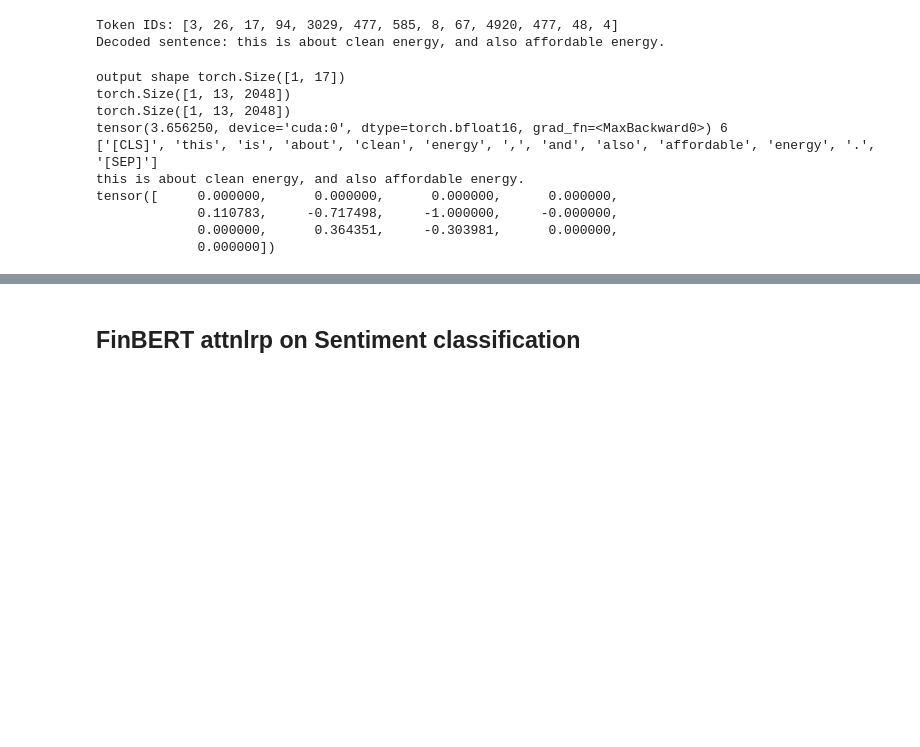
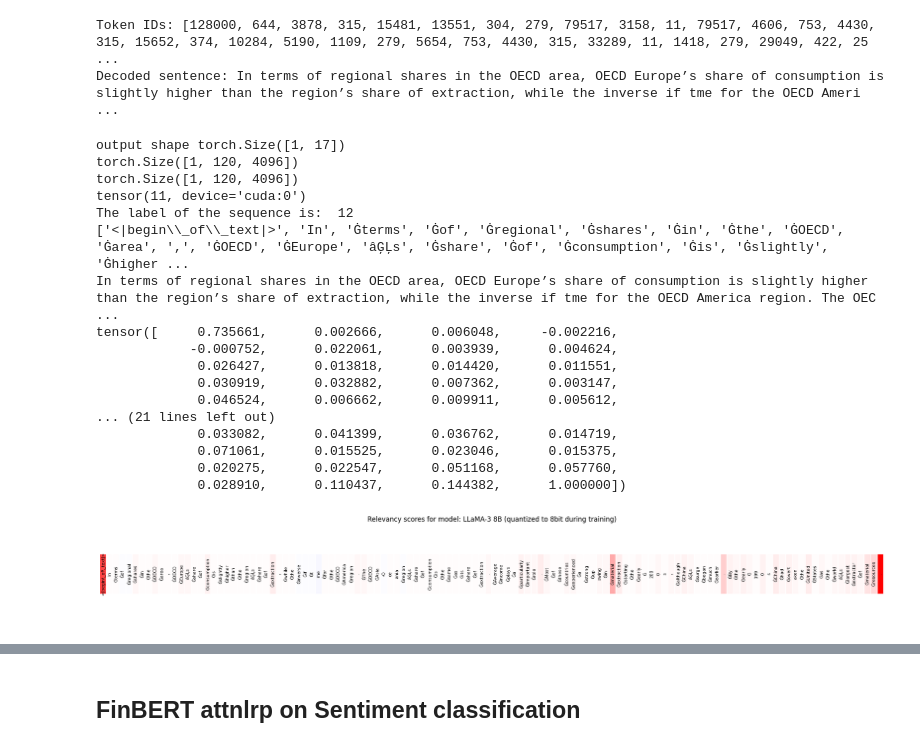
Before and after one commit to dvdblk/msc-thesis, a Jupyter notebook: experiments/05-xai/03-attnlrp.ipynb, the cells around one changed output, grey strips where cells are left out. Cells and saved outputs as stored; diff of their text form; code cells hidden in the pictures; blank space fills up the shorter version.

```diff
--- a/experiments/05-xai/03-attnlrp.ipynb
+++ b/experiments/05-xai/03-attnlrp.ipynb
@@ -20,10 +57,10 @@ from lxt.models.llama import (
     attnlrp
 )
 
-#model_name = f"{CHECKPOINT_PATH}/meta-llama/Meta-Llama-3-8B-ft-zo_up/checkpoint-2200/"
-#model_name = f"{CHECKPOINT_PATH}/meta-llama/Meta-Llama-3-8B-fullft-zo_up/checkpoint-1500/"
-model_name = f"{CHECKPOINT_PATH}/TinyLlama/TinyLlama_v1.1/checkpoint-100/"
-#model_name = f"{CHECKPOINT_PATH}/TinyLlama/TinyLlama_v1.1-ft-zo_up/checkpoint-160/"
+model_name = f"{CHECKPOINT_PATH}/final/meta-llama/Llama-2-7b-hf-noq/checkpoint-632"
+model_name = f"{CHECKPOINT_PATH}/final/meta-llama/Meta-Llama-3-8B-ft-zo_up/checkpoint-2212/"
+#model_name = f"{CHECKPOINT_PATH}/TinyLlama/TinyLlama_v1.1/checkpoint-100/"
+#model_name = f"{CHECKPOINT_PATH}/TinyLlama/TinyLlama_v1.1/checkpoint-80"
 #model_name = "meta-llama/Meta-Llama-3-8B"
 tokenizer = AutoTokenizer.from_pretrained(model_name)
 
@@ -48,7 +85,8 @@ from lxt.models.llama import LlamaForSequenceClassification as LlamaForSequenceC
 
 model_attnlrp = LlamaForSequenceClassificationAttnLRP.from_pretrained(
     model_name,
-    num_labels=17,
+    id2label=id2label,
+    label2id=label2id,
     device_map="auto",
     torch_dtype=torch.bfloat16,
     token=HF_TOKEN
@@ -57,10 +95,10 @@ model_attnlrp.eval()
 print("=" * 40, "\n")
 print("AttnLRP llama rules:", model_attnlrp)
 
-# from peft import PeftModel
+from peft import PeftModel
 
-# peft_model = PeftModel.from_pretrained(model_attnlrp, model_id=model_name)
-# model_attnlrp = peft_model.merge_and_unload()
+peft_model = PeftModel.from_pretrained(model_attnlrp, model_id=model_name)
+model_attnlrp = peft_model.merge_and_unload()
 
 print("=" * 40, "\n")
 print("Model after AttnLRP rules:", attnlrp.register(model_attnlrp, verbose=True))
@@ -85,7 +126,14 @@ AttnLRP llama rules: LlamaForSequenceClassification(
 # %%
-sample_sentence = "This is about clean energy, and also affordable energy."
+#sample_sentence = "This is about clean energy, and also affordable energy."
 #sample_sentence = "Is this about clean energy?"
-#sample_sentence = "In terms of regional shares in the OECD area, OECD Europe’s share of consumption is slightly higher than the region’s share of extraction, while the inverse if tme for the OECD America region. The OECD Asia-Oceania region’s share of consumption is the same as its share of extraction. Average income plays a particularly important role. Most of these countries experienced a strong upswing in material extraction starting the early 2000s, although China’s surge began much earlier. By the early 1990s China had overtaken the United States as the world’s largest extractor of material resources."
+sample_sentence = "In terms of regional shares in the OECD area, OECD Europe’s share of consumption is slightly higher than the region’s share of extraction, while the inverse if tme for the OECD America region. The OECD Asia-Oceania region’s share of consumption is the same as its share of extraction. Average income plays a particularly important role. Most of these countries experienced a strong upswing in material extraction starting the early 2000s, although China’s surge began much earlier. By the early 1990s China had overtaken the United States as the world’s largest extractor of material resources."
+#sample_sentence = "Ensure access to affordable, reliable, sustainable and modern energy for all"
+#sample_sentence = "Tackling supply deficits within individual catchments will be a high cost approach, increasing the requirement for new infrastructure, and requiring more constraint on water use. However, water is heavy and pumping - and carbon - costs are high, so large scale, long distance transfers are expensive, relative to the water’s value. But there is scope for greater interconnection within and between water companies."
+
+
+idx = 2
+sample_sentence = dataset["train"][idx]["ABSTRACT"]
+print(dataset["train"][idx]["SDG"] + 1)
 # %%
 # Tokenize the sentence
 tokenized_output = tokenizer(sample_sentence, return_tensors="pt", add_special_tokens=True)
@@ -99,8 +147,8 @@ decoded_sentence = tokenizer.decode(token_ids, skip_special_tokens=True)
 print("Token IDs:", token_ids)
 print("Decoded sentence:", decoded_sentence)
 # %% [output]
-Token IDs: [3, 26, 17, 94, 3029, 477, 585, 8, 67, 4920, 477, 48, 4]
-Decoded sentence: this is about clean energy, and also affordable energy.
+Token IDs: [128000, 644, 3878, 315, 15481, 13551, 304, 279, 79517, 3158, 11, 79517, 4606, 753, 4430, 315, 15652, 374, 10284, 5190, 1109, 279, 5654, 753, 4430, 315, 33289, 11, 1418, 279, 29049, 422, 25 ...
+Decoded sentence: In terms of regional shares in the OECD area, OECD Europe’s share of consumption is slightly higher than the region’s share of extraction, while the inverse if tme for the OECD Ameri ...
 # %%
 from lxt.utils import clean_tokens
 import lxt.functional as lf
@@ -109,43 +157,55 @@ model = model_attnlrp
 
 input_ids = tokenizer(
     sample_sentence,
     return_tensors="pt",
     add_special_tokens=True,
 ).input_ids.to(model.device)
 input_embeds = model.get_input_embeddings()(input_ids)
 
 output_logits = model(inputs_embeds=input_embeds.requires_grad_(), use_cache=False).logits
 print("output shape", output_logits.shape)
 
 max_logits, max_indices = torch.max(output_logits[0, :], dim=-1)
 
 print(input_embeds.shape)
 max_logits.backward(max_logits)
 print(input_embeds.grad.shape)
 relevance = input_embeds.grad.float().sum(-1).cpu()[0]
 
 # normalize relevance between [-1, 1] for plotting
 relevance = relevance / relevance.abs().max()
 
 # remove '_' characters from token strings
 tokens = tokenizer.convert_ids_to_tokens(input_ids[0])
 tokens = clean_tokens(tokens)
 
-print(max_logits, max_indices.item())
+out = model.config.id2label[max_indices.item()]
+print(max_indices)
+print("The label of the sequence is: ", out)
+
 print(tokens)
 print(tokenizer.decode(input_ids[0], skip_special_tokens=True))
 print(relevance)
+improved_colored_text_plot(tokens, relevance, "LLaMA-3 8B (quantized to 8bit during training)")
 # %% [output]
 output shape torch.Size([1, 17])
-torch.Size([1, 13, 2048])
-torch.Size([1, 13, 2048])
-tensor(3.656250, device='cuda:0', dtype=torch.bfloat16, grad_fn=<MaxBackward0>) 6
-['[CLS]', 'this', 'is', 'about', 'clean', 'energy', ',', 'and', 'also', 'affordable', 'energy', '.', '[SEP]']
-this is about clean energy, and also affordable energy.
-tensor([     0.000000,      0.000000,      0.000000,      0.000000,
-             0.110783,     -0.717498,     -1.000000,     -0.000000,
-             0.000000,      0.364351,     -0.303981,      0.000000,
-             0.000000])
+torch.Size([1, 120, 4096])
+torch.Size([1, 120, 4096])
+tensor(11, device='cuda:0')
+The label of the sequence is:  12
+['<|begin\\_of\\_text|>', 'In', 'Ġterms', 'Ġof', 'Ġregional', 'Ġshares', 'Ġin', 'Ġthe', 'ĠOECD', 'Ġarea', ',', 'ĠOECD', 'ĠEurope', 'âĢĻs', 'Ġshare', 'Ġof', 'Ġconsumption', 'Ġis', 'Ġslightly', 'Ġhigher ...
+In terms of regional shares in the OECD area, OECD Europe’s share of consumption is slightly higher than the region’s share of extraction, while the inverse if tme for the OECD America region. The OEC ...
+tensor([     0.735661,      0.002666,      0.006048,     -0.002216,
+            -0.000752,      0.022061,      0.003939,      0.004624,
+             0.026427,      0.013818,      0.014420,      0.011551,
+             0.030919,      0.032882,      0.007362,      0.003147,
+             0.046524,      0.006662,      0.009911,      0.005612,
+... (21 lines left out)
+             0.033082,      0.041399,      0.036762,      0.014719,
+             0.071061,      0.015525,      0.023046,      0.015375,
+             0.020275,      0.022547,      0.051168,      0.057760,
+             0.028910,      0.110437,      0.144382,      1.000000])
+[figure, added]
 # %%
 """Requires `pip install -e ./lxt`"""
 import torch
```
Also changed, not shown: parts of 5 cells of this notebook, 21 other files.
